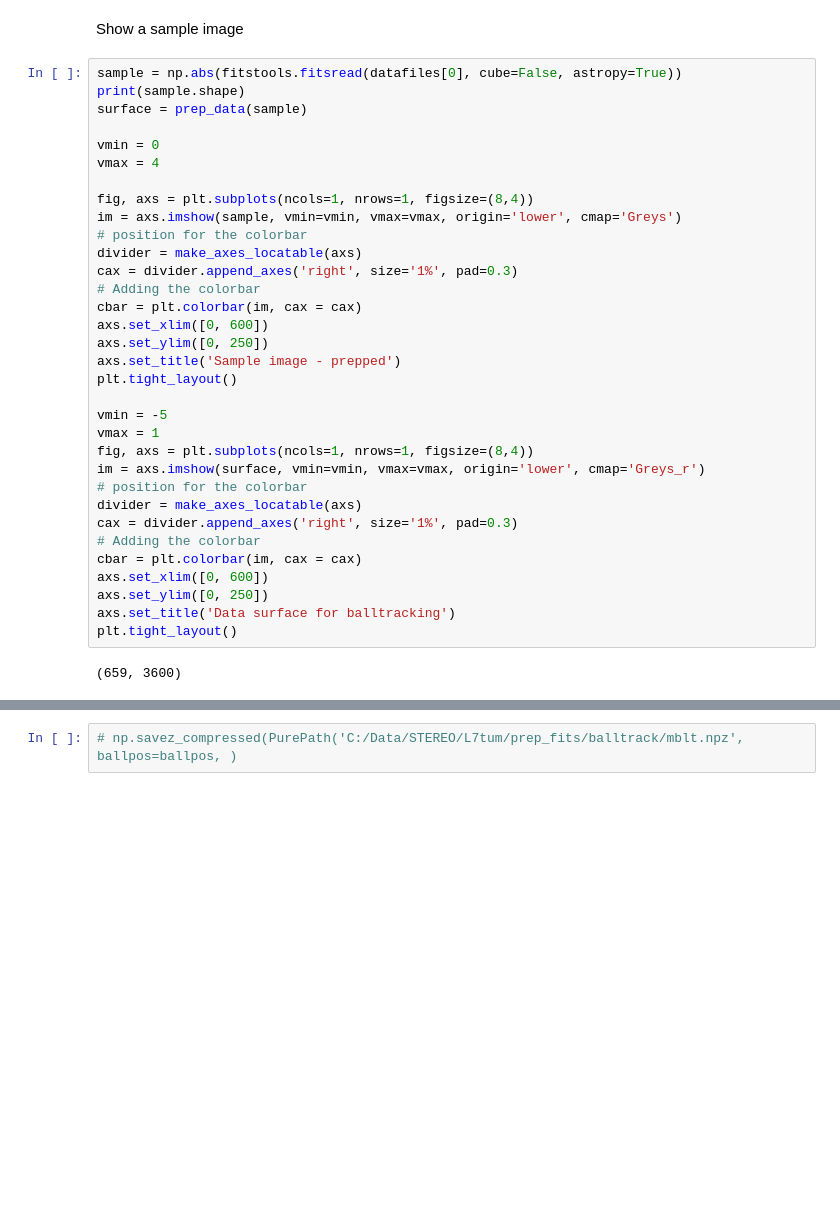
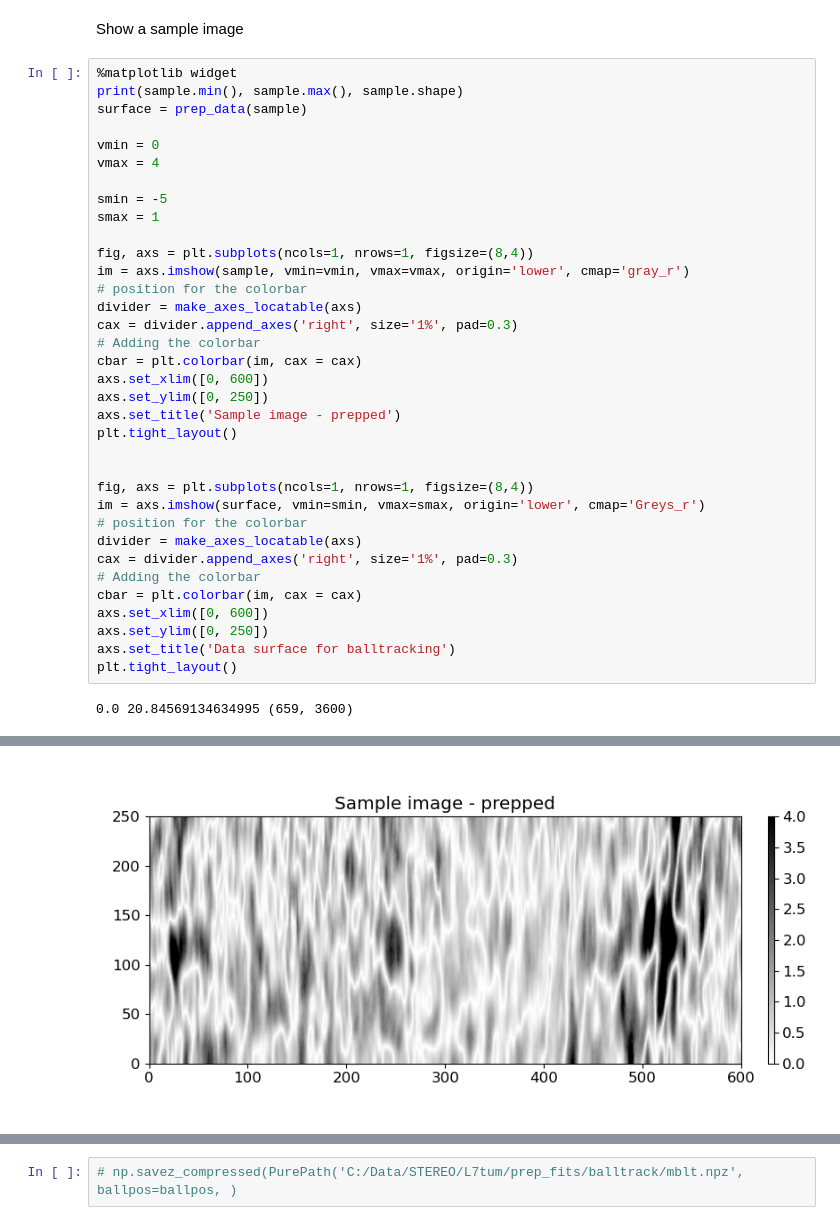
Before and after one commit to WaaallEEE/stereo_solar_flow_tracking, a Jupyter notebook: notebooks/COR2_balltracking.ipynb, the cells around one changed output, grey strips where cells are left out. Saved outputs shown, nothing was run; the diff lists cells and outputs as text; blank space fills up the shorter version.

```diff
--- a/notebooks/COR2_balltracking.ipynb
+++ b/notebooks/COR2_balltracking.ipynb
@@ -39,15 +57,18 @@ def prep_data(image):
 # %% [markdown]
 Show a sample image
 # %%
-sample = np.abs(fitstools.fitsread(datafiles[0], cube=False, astropy=True))
-print(sample.shape)
+%matplotlib widget
+print(sample.min(), sample.max(), sample.shape)
 surface = prep_data(sample)
 
 vmin = 0
 vmax = 4
 
+smin = -5
+smax = 1
+
 fig, axs = plt.subplots(ncols=1, nrows=1, figsize=(8,4))
-im = axs.imshow(sample, vmin=vmin, vmax=vmax, origin='lower', cmap='Greys')
+im = axs.imshow(sample, vmin=vmin, vmax=vmax, origin='lower', cmap='gray_r')
 # position for the colorbar
 divider = make_axes_locatable(axs)
 cax = divider.append_axes('right', size='1%', pad=0.3)
@@ -58,10 +79,9 @@ axs.set_ylim([0, 250])
 axs.set_title('Sample image - prepped')
 plt.tight_layout()
 
-vmin = -5
-vmax = 1
+
 fig, axs = plt.subplots(ncols=1, nrows=1, figsize=(8,4))
-im = axs.imshow(surface, vmin=vmin, vmax=vmax, origin='lower', cmap='Greys_r')
+im = axs.imshow(surface, vmin=smin, vmax=smax, origin='lower', cmap='Greys_r')
 # position for the colorbar
 divider = make_axes_locatable(axs)
 cax = divider.append_axes('right', size='1%', pad=0.3)
@@ -72,4 +92,4 @@ axs.set_ylim([0, 250])
 axs.set_title('Data surface for balltracking')
 plt.tight_layout()
 # %% [output]
-(659, 3600)
+0.0 20.84569134634995 (659, 3600)
@@ -77,0 +96 @@ plt.tight_layout()
+[figure, added]
```
Also changed, not shown: parts of 29 cells of this notebook, 5 other files.
